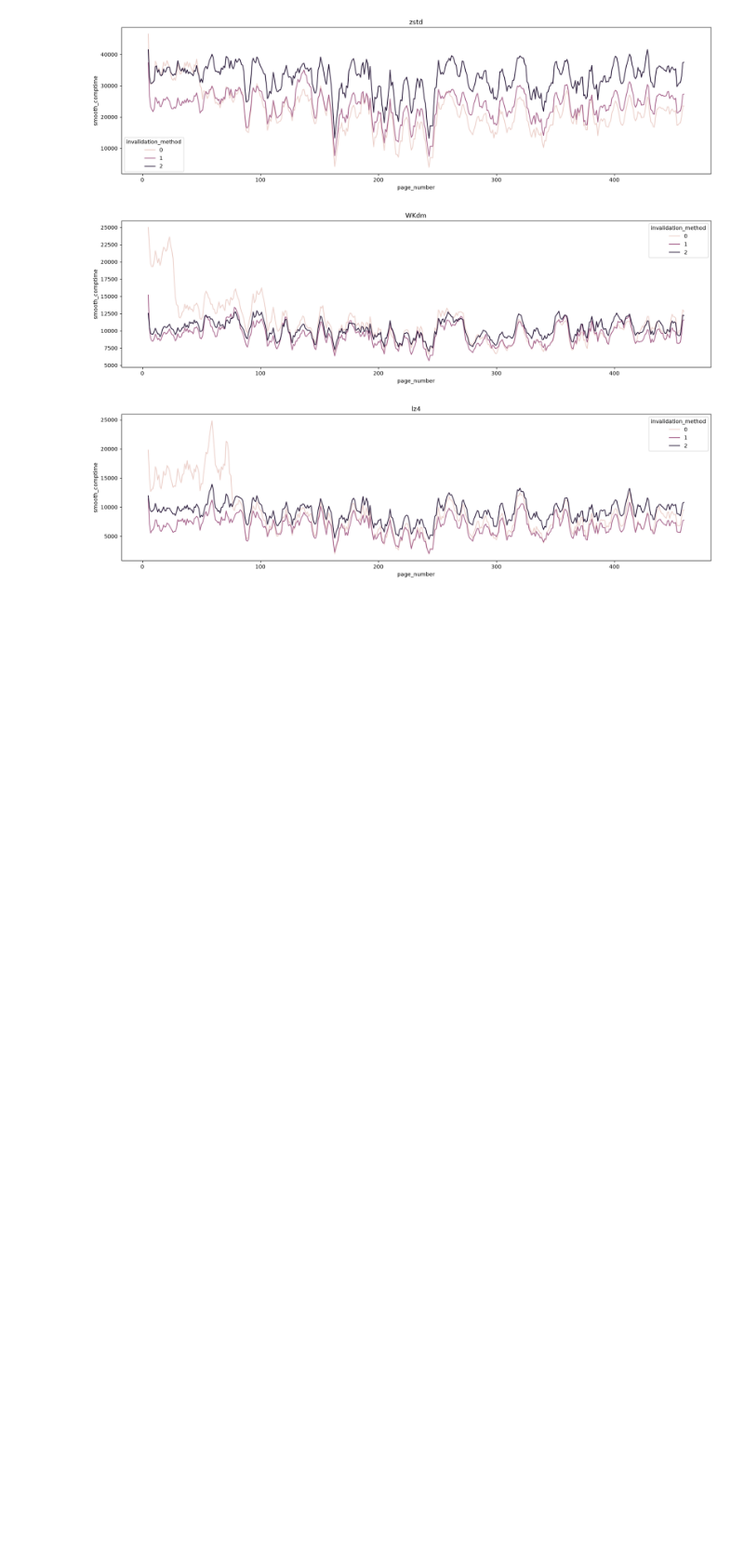
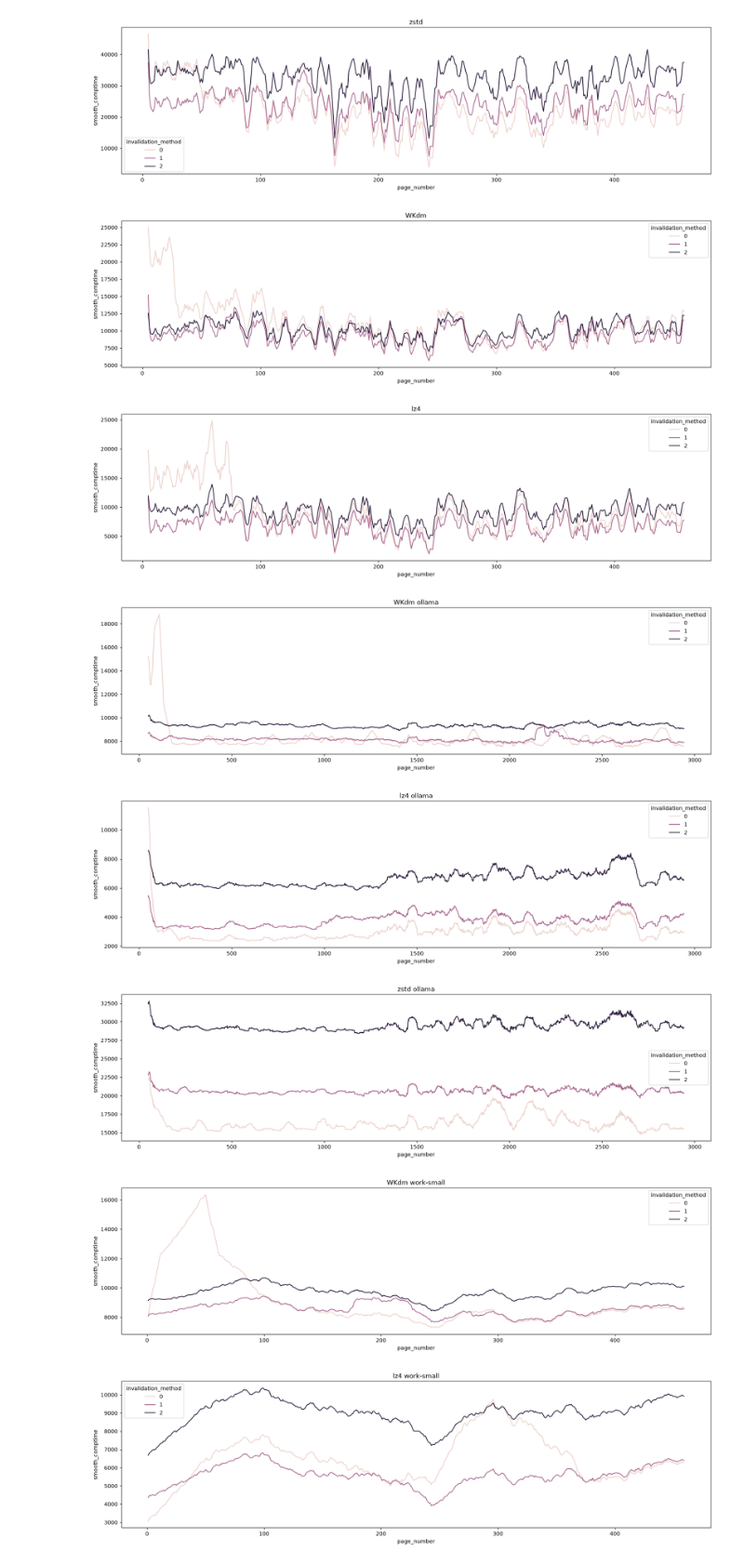
Before and after one commit to frisbii/compression-compare, a Jupyter notebook: visyay.ipynb, the cells around one changed output. Shown at 93% size. Cells and saved outputs as stored; diff of their text form; code cells hidden in the pictures; blank space fills up the shorter version.

Commit message:
Compelling graphs!

```diff
--- a/visyay.ipynb
+++ b/visyay.ipynb
@@ -45,3 +45,31 @@ for alg in df["alg"].unique().to_list():
 [figure]
 [figure]
 [figure]
+# %%
+
+df1 = df.with_columns(
+    pl.col("compression_time")
+    .rolling_mean(window_size=50)
+    .over(["alg", "invalidation_method"])
+    .alias("smooth_comptime")
+)
+
+for trace in df["trace"].unique().to_list():
+    for alg in df["alg"].unique().to_list():
+        plt.figure(figsize=(20,5))
+        ax = sns.lineplot(
+            df1.filter(
+                pl.col("trace") == trace,
+                pl.col("alg") == alg
+                ),
+            x="page_number",
+            y="smooth_comptime",
+            hue="invalidation_method"
+        )
+        ax.set_title(f"{alg} {trace}")
+# %% [output]
+[figure, added]
+[figure, added]
+[figure, added]
+[figure, added]
+[figure, added]
```
Also changed, not shown: parts of 2 cells of this notebook.
